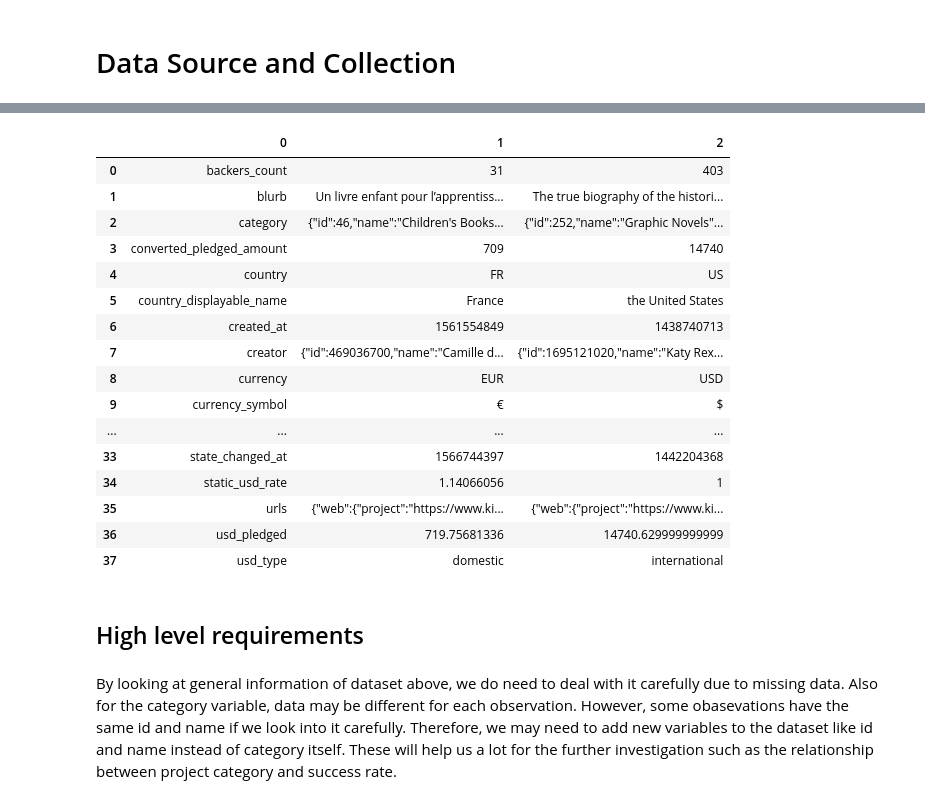
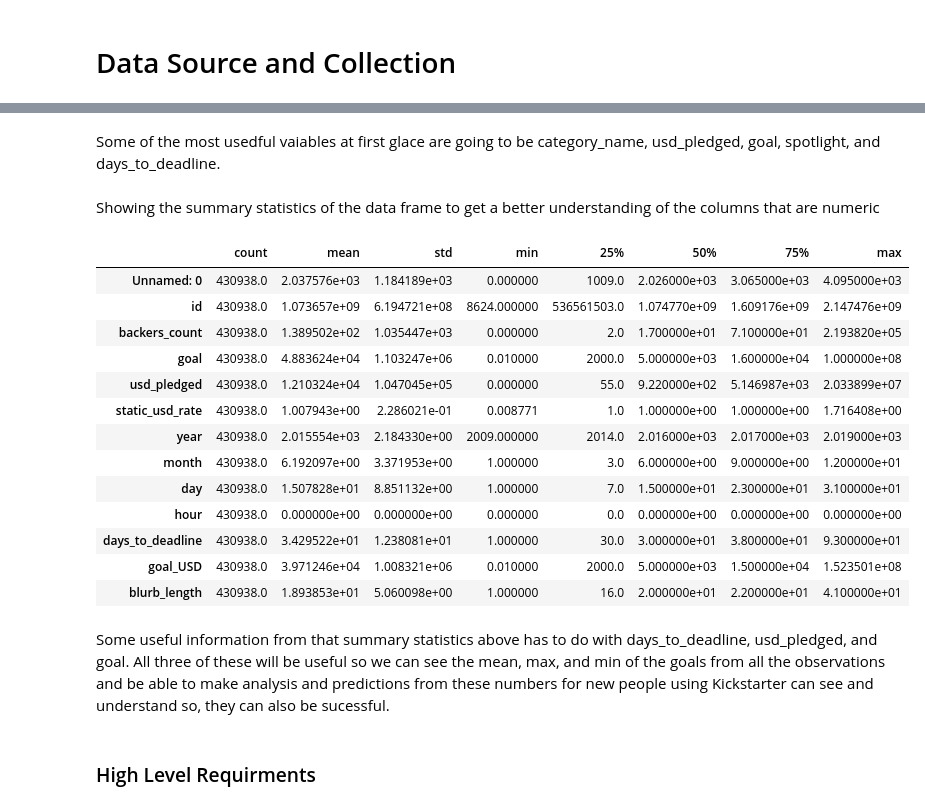
Before and after one commit to rsfbn7/5520-2020PROJECT-1, a Jupyter notebook: IST_5520_Project_Milestone_1.ipynb, the cells around one changed output, grey strips where cells are left out. Drawn from its saved outputs; the diff is of its cells as text; code cells hidden in the pictures.

```diff
--- a/IST_5520_Project_Milestone_1.ipynb
+++ b/IST_5520_Project_Milestone_1.ipynb
@@ -68 +39,4 @@ memory usage: 1.1+ MB
+# %%
+kickstarter = pd.read_csv("C:\\Users\\Sporty910\\Documents\\Spring 2020\\IST 5520\\Project Information\\kickstarter.csv",
+                         header = 0)
 # %% [markdown]
@@ -116,24 +146,25 @@ To see some observations, we can use .head() function shown as below:
+# %% [markdown]
+Some of the most usedful vaiables at first glace are going to be category_name, usd_pledged, goal, spotlight, and days_to_deadline.
+# %% [markdown]
+Showing the summary statistics of the data frame to get a better understanding of the columns that are numeric
 # %%
-kickstarter.head(3).transpose()
+kickstarter.describe().transpose()
 # %% [output]
-|  | 0 | 1 | 2 |
-| 0 | backers_count | 31 | 403 |
-| 1 | blurb | Un livre enfant pour l’apprentiss... | The true biography of the histori... |
-| 2 | category | {"id":46,"name":"Children's Books... | {"id":252,"name":"Graphic Novels"... |
-| 3 | converted_pledged_amount | 709 | 14740 |
-| 4 | country | FR | US |
-| 5 | country_displayable_name | France | the United States |
-| 6 | created_at | 1561554849 | 1438740713 |
-| 7 | creator | {"id":469036700,"name":"Camille d... | {"id":1695121020,"name":"Katy Rex... |
-| 8 | currency | EUR | USD |
-| 9 | currency_symbol | € | $ |
-| ... | ... | ... | ... |
-| 33 | state_changed_at | 1566744397 | 1442204368 |
-| 34 | static_usd_rate | 1.14066056 | 1 |
-| 35 | urls | {"web":{"project":"https://www.ki... | {"web":{"project":"https://www.ki... |
-| 36 | usd_pledged | 719.75681336 | 14740.629999999999 |
-| 37 | usd_type | domestic | international |
+|  | count | mean | std | min | 25% | 50% | 75% | max |
+| Unnamed: 0 | 430938.0 | 2.037576e+03 | 1.184189e+03 | 0.000000 | 1009.0 | 2.026000e+03 | 3.065000e+03 | 4.095000e+03 |
+| id | 430938.0 | 1.073657e+09 | 6.194721e+08 | 8624.000000 | 536561503.0 | 1.074770e+09 | 1.609176e+09 | 2.147476e+09 |
+| backers_count | 430938.0 | 1.389502e+02 | 1.035447e+03 | 0.000000 | 2.0 | 1.700000e+01 | 7.100000e+01 | 2.193820e+05 |
+| goal | 430938.0 | 4.883624e+04 | 1.103247e+06 | 0.010000 | 2000.0 | 5.000000e+03 | 1.600000e+04 | 1.000000e+08 |
+| usd_pledged | 430938.0 | 1.210324e+04 | 1.047045e+05 | 0.000000 | 55.0 | 9.220000e+02 | 5.146987e+03 | 2.033899e+07 |
+| static_usd_rate | 430938.0 | 1.007943e+00 | 2.286021e-01 | 0.008771 | 1.0 | 1.000000e+00 | 1.000000e+00 | 1.716408e+00 |
+| year | 430938.0 | 2.015554e+03 | 2.184330e+00 | 2009.000000 | 2014.0 | 2.016000e+03 | 2.017000e+03 | 2.019000e+03 |
+| month | 430938.0 | 6.192097e+00 | 3.371953e+00 | 1.000000 | 3.0 | 6.000000e+00 | 9.000000e+00 | 1.200000e+01 |
+| day | 430938.0 | 1.507828e+01 | 8.851132e+00 | 1.000000 | 7.0 | 1.500000e+01 | 2.300000e+01 | 3.100000e+01 |
+| hour | 430938.0 | 0.000000e+00 | 0.000000e+00 | 0.000000 | 0.0 | 0.000000e+00 | 0.000000e+00 | 0.000000e+00 |
+| days_to_deadline | 430938.0 | 3.429522e+01 | 1.238081e+01 | 1.000000 | 30.0 | 3.000000e+01 | 3.800000e+01 | 9.300000e+01 |
+| goal_USD | 430938.0 | 3.971246e+04 | 1.008321e+06 | 0.010000 | 2000.0 | 5.000000e+03 | 1.500000e+04 | 1.523501e+08 |
+| blurb_length | 430938.0 | 1.893853e+01 | 5.060098e+00 | 1.000000 | 16.0 | 2.000000e+01 | 2.200000e+01 | 4.100000e+01 |
+# %% [markdown]
+Some useful information from that summary statistics above has to do with days_to_deadline, usd_pledged, and goal. All three of these will be useful so we can see the mean, max, and min of the goals from all the observations and be able to make analysis and predictions from these numbers for new people using Kickstarter can see and understand so, they can also be sucessful.
 # %% [markdown]
-## High level requirements
+### High Level Requirments
-# %% [markdown]
-By looking at general information of dataset above, we do need to deal with it carefully due to missing data. Also for the category variable, data may be different for each observation. However, some obasevations have the same id and name if we look into it carefully. Therefore, we may need to add new variables to the dataset like id and name instead of category itself. These will help us a lot for the further investigation such as the relationship between project category and success rate.
```
Also changed, not shown: parts of 21 cells of this notebook.
